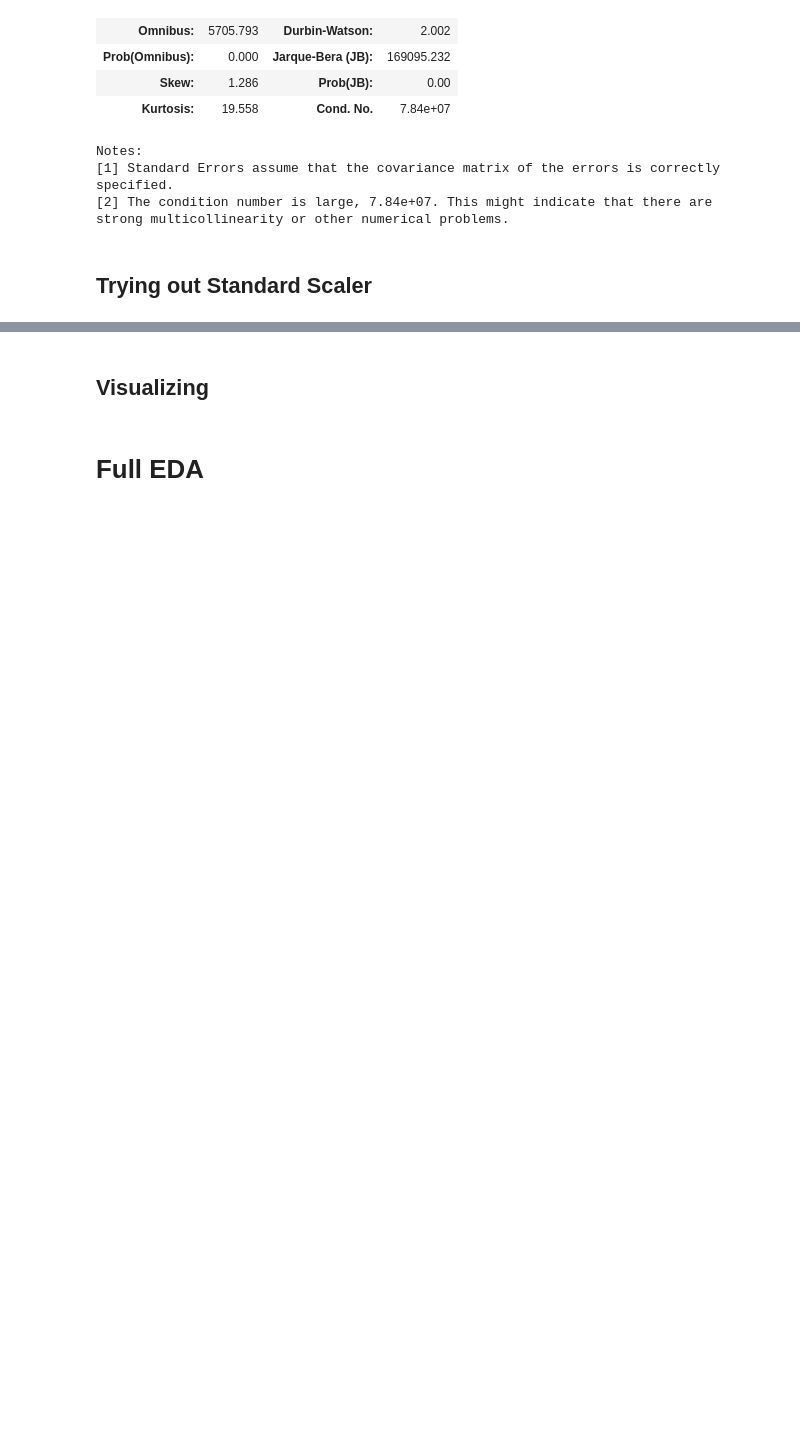
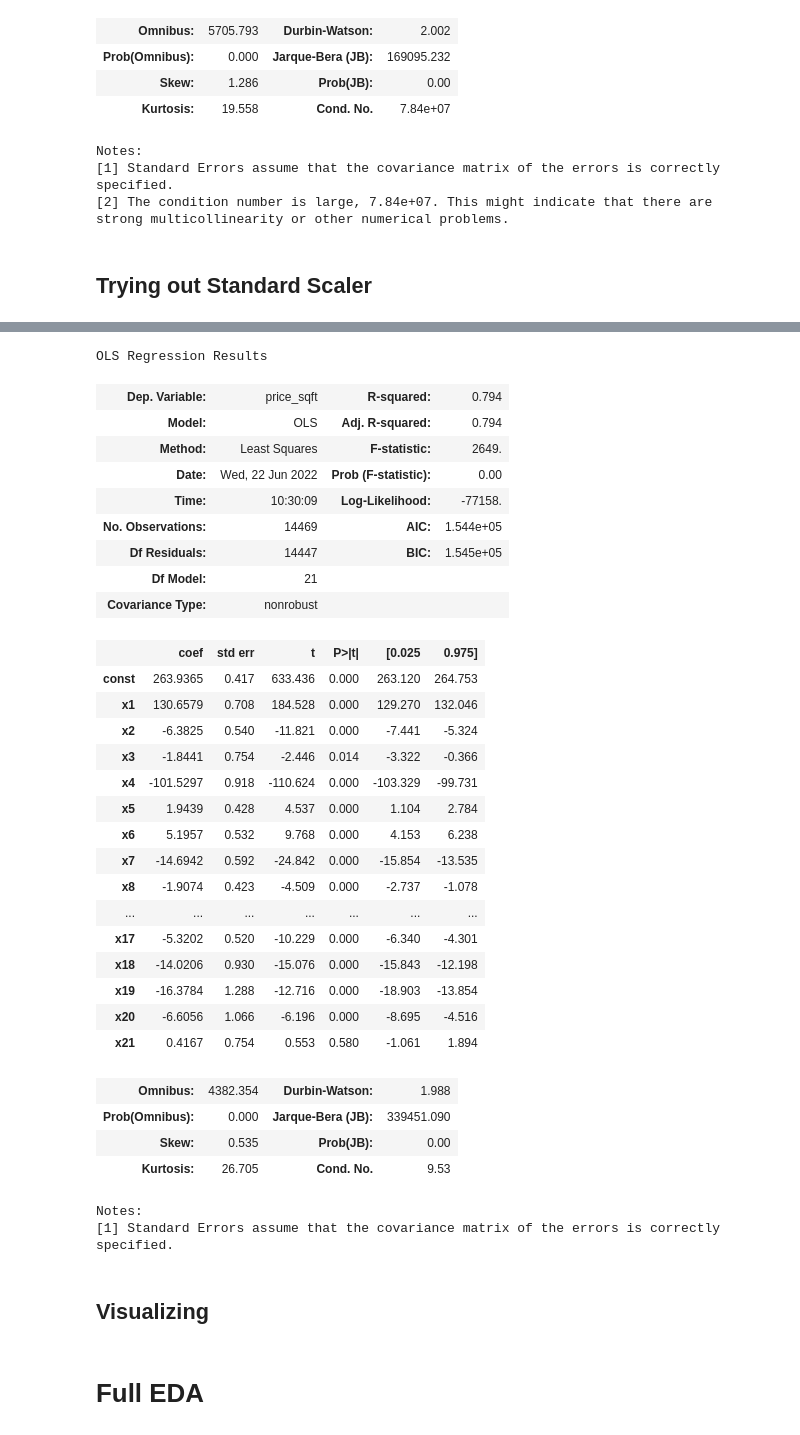
Before and after one commit to ThomasHChapman/P2-SeattleHousing, a Jupyter notebook: working_notebooks/tom_working.ipynb, the cells around one changed output, grey strips where cells are left out. Drawn from its saved outputs; the diff is of its cells as text; code cells hidden in the pictures; blank space fills up the shorter version.

Commit message:
Model Iteration 2

```diff
--- a/working_notebooks/tom_working.ipynb
+++ b/working_notebooks/tom_working.ipynb
@@ -728,6 +756,41 @@ X_train_scaled_df
 # %%
-model = sm.OLS(endog=y_train , exog=X_train_scaled ).fit()
+#### Add con
+X_train_scaled = sm.add_constant(X_train_scaled)
+model = sm.OLS(endog=y_train, exog=X_train_scaled ).fit()
 model.summary()
+# %% [output]
+OLS Regression Results
+| Dep. Variable: | price_sqft | R-squared: | 0.794 |
+| Model: | OLS | Adj. R-squared: | 0.794 |
+| Method: | Least Squares | F-statistic: | 2649. |
+| Date: | Wed, 22 Jun 2022 | Prob (F-statistic): | 0.00 |
+| Time: | 10:30:09 | Log-Likelihood: | -77158. |
+| No. Observations: | 14469 | AIC: | 1.544e+05 |
+| Df Residuals: | 14447 | BIC: | 1.545e+05 |
+| Df Model: | 21 |  |  |
+| Covariance Type: | nonrobust |  |  |
+|  | coef | std err | t | P>|t| | [0.025 | 0.975] |
+| const | 263.9365 | 0.417 | 633.436 | 0.000 | 263.120 | 264.753 |
+| x1 | 130.6579 | 0.708 | 184.528 | 0.000 | 129.270 | 132.046 |
+| x2 | -6.3825 | 0.540 | -11.821 | 0.000 | -7.441 | -5.324 |
+| x3 | -1.8441 | 0.754 | -2.446 | 0.014 | -3.322 | -0.366 |
+| x4 | -101.5297 | 0.918 | -110.624 | 0.000 | -103.329 | -99.731 |
+| x5 | 1.9439 | 0.428 | 4.537 | 0.000 | 1.104 | 2.784 |
+| x6 | 5.1957 | 0.532 | 9.768 | 0.000 | 4.153 | 6.238 |
+| x7 | -14.6942 | 0.592 | -24.842 | 0.000 | -15.854 | -13.535 |
+| x8 | -1.9074 | 0.423 | -4.509 | 0.000 | -2.737 | -1.078 |
+| ... | ... | ... | ... | ... | ... | ... |
+| x17 | -5.3202 | 0.520 | -10.229 | 0.000 | -6.340 | -4.301 |
+| x18 | -14.0206 | 0.930 | -15.076 | 0.000 | -15.843 | -12.198 |
+| x19 | -16.3784 | 1.288 | -12.716 | 0.000 | -18.903 | -13.854 |
+| x20 | -6.6056 | 1.066 | -6.196 | 0.000 | -8.695 | -4.516 |
+| x21 | 0.4167 | 0.754 | 0.553 | 0.580 | -1.061 | 1.894 |
+| Omnibus: | 4382.354 | Durbin-Watson: | 1.988 |
+| Prob(Omnibus): | 0.000 | Jarque-Bera (JB): | 339451.090 |
+| Skew: | 0.535 | Prob(JB): | 0.00 |
+| Kurtosis: | 26.705 | Cond. No. | 9.53 |
+Notes:
+[1] Standard Errors assume that the covariance matrix of the errors is correctly specified.
 # %%
 ## Observations:
 #     this is laughably worse on R2 - 0.119
```
Also changed, not shown: parts of 2 cells of this notebook.
